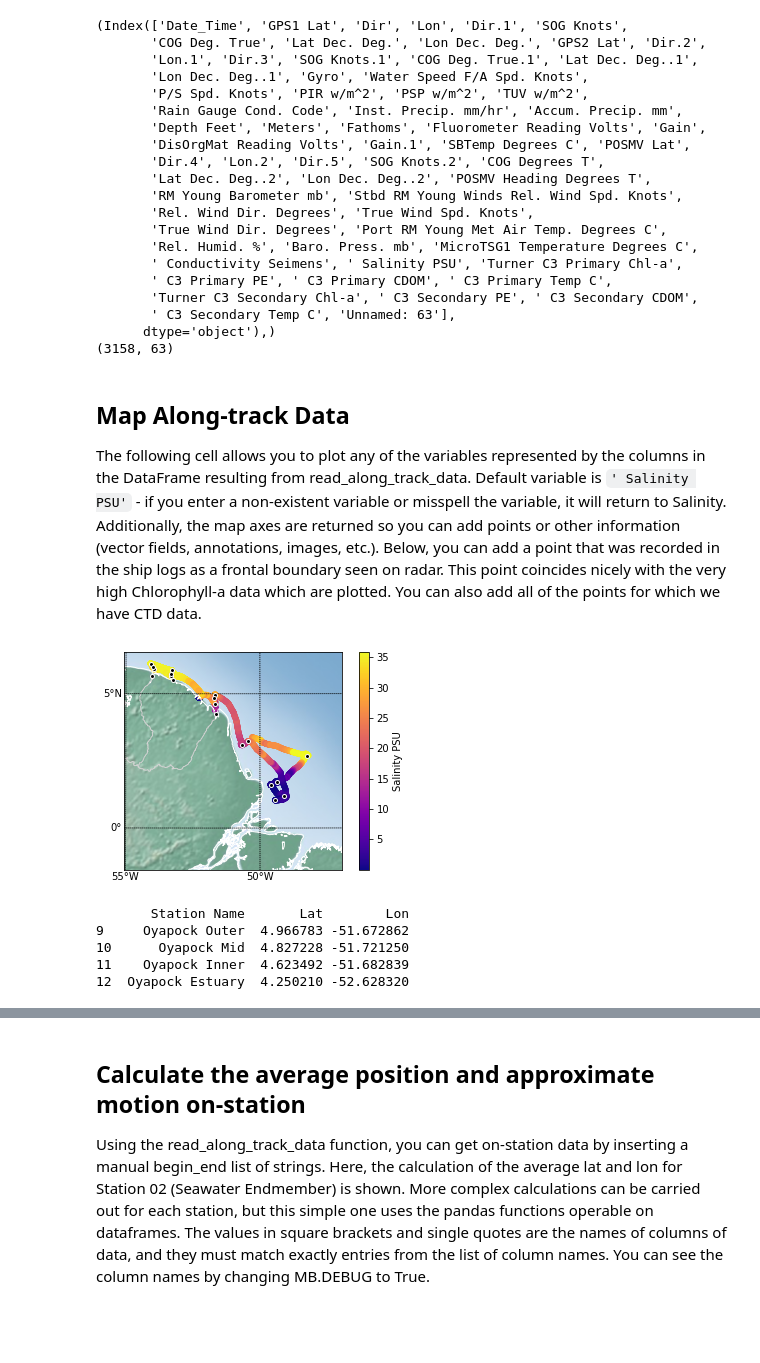
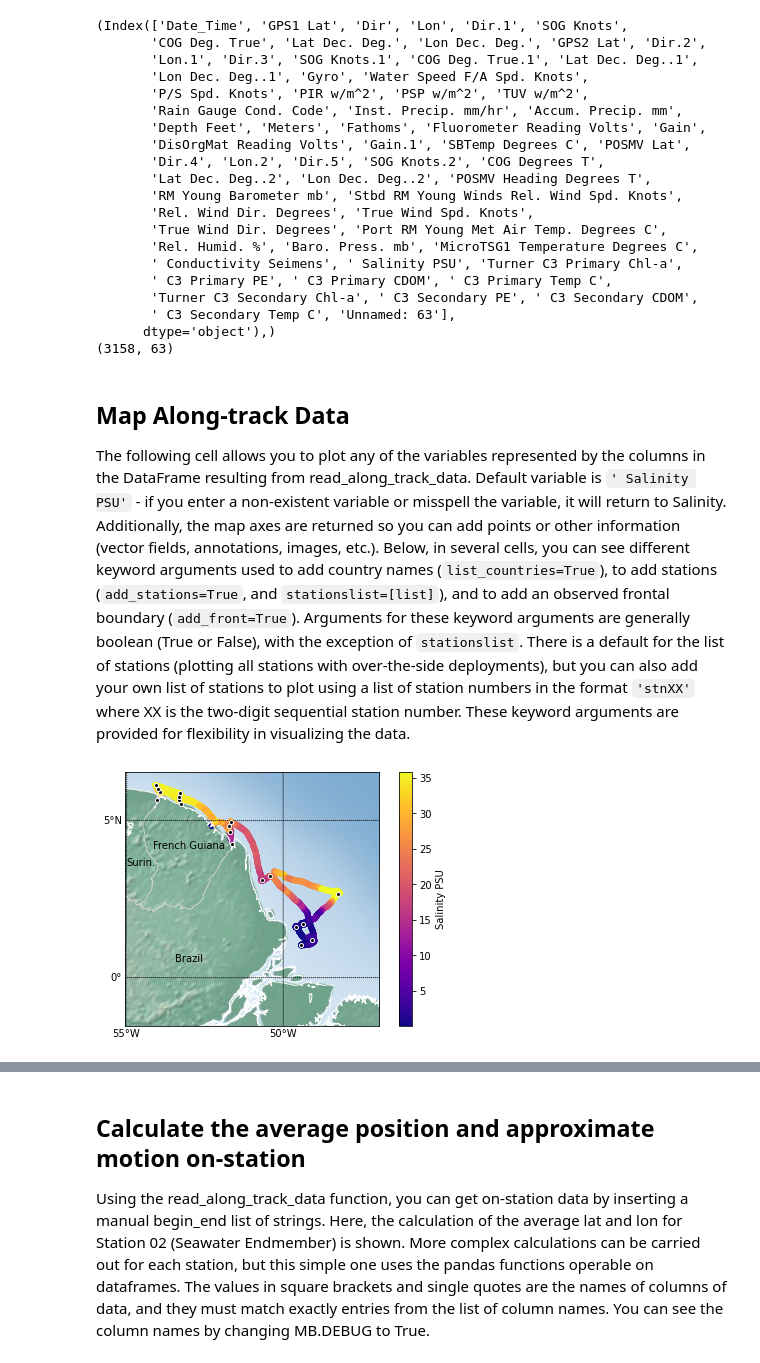
Before and after one commit to DirtBurner/MUDBENCS, a Jupyter notebook: MUDBENCS_CTD.ipynb, the cells around one changed output, grey strips where cells are left out. Cells and saved outputs as stored; diff of their text form; code cells hidden in the pictures; blank space fills up the shorter version.

Commit message:
Increase map functionality with stations and countries

```diff
--- a/MUDBENCS_CTD.ipynb
+++ b/MUDBENCS_CTD.ipynb
@@ -118,33 +122,14 @@ print(AT_data_df.shape)
 (3158, 63)
 # %% [markdown]
 ## Map Along-track Data
-The following cell allows you to plot any of the variables represented by the columns in the DataFrame resulting from read_along_track_data. Default variable is `' Salinity PSU'` - if you enter a non-existent variable or misspell the variable, it will return to Salinity. Additionally, the map axes are returned so you can add points or other information (vector fields, annotations, images, etc.). Below, you can add a point that was recorded in the ship logs as a frontal boundary seen on radar. This point coincides nicely with the very high Chlorophyll-a data which are plotted. You can also add all of the points for which we have CTD data.
+The following cell allows you to plot any of the variables represented by the columns in the DataFrame resulting from read_along_track_data. Default variable is `' Salinity PSU'` - if you enter a non-existent variable or misspell the variable, it will return to Salinity. Additionally, the map axes are returned so you can  add points or other information (vector fields, annotations, images, etc.). Below, in several cells, you can see different keyword arguments used to add country names (`list_countries=True`), to add stations (`add_stations=True`, and `stationslist=[list]`), and to add an observed frontal boundary (`add_front=True`). Arguments for these keyword arguments are generally boolean (True or False), with the exception of `stationslist`. There is a default for the list of stations (plotting all stations with over-the-side deployments), but you can also add your own list of stations to plot using a list of station numbers in the format `'stnXX'` where XX is the two-digit sequential station number. These keyword arguments are provided for flexibility in visualizing the data.
-# %%
-m = MB.MUDBENCS_map(AT_data_df, ' Salinity PSU')
-#Add position of recorded front, for demonstration how to access the map axes m:
-#This plots well if you change the variable selected called in the first line of the cell by MUDBENCS_map
-front_lat = 2+20.3687/60
-front_lon = -(48+31.416/60)
-#Uncomment the line below to add this point:
-#m.plot(front_lon, front_lat, latlon=True, marker='s', markersize=10, color='None', markeredgecolor='k')
-
-#Add all stations for which we have CTD data (all stations which do not contain the word "Test" in their names):
-stations = pd.read_csv('MUDBENCS_Stations.csv')
-#Plot only the stations that were sampled with CTD or sediment devices (not the flow-through system only stations)
-sample_stations = stations[~stations['Station Name'].str.contains('Test')]
-#Add to plot:
-m.plot(sample_stations['Lon'], sample_stations['Lat'], latlon=True, marker='.', markersize=8, color='k', mec='white', linestyle='')
-
-#plt.savefig('C:/Users/beros/Box/UDrive_brosenheim/My_Documents/Research/Seagoing Expeditions/CHEM-OCE Guianas Mudbanks 2020/Expedition prep/MUDBENCS/CTD_Data/Maps/Salinity_w_stations.svg', dpi=300)
-# %% [output]
-[figure, removed]
-# %%
-#Syntax for inspecting station coordinates
-
-print(stations[stations['Station Name'].str.contains('Oyapock')])
-# %% [output]
-       Station Name       Lat        Lon
-9     Oyapock Outer  4.966783 -51.672862
-10      Oyapock Mid  4.827228 -51.721250
-11    Oyapock Inner  4.623492 -51.682839
-12  Oyapock Estuary  4.250210 -52.628320
+# %%
+MB.DEBUG = False
+#Plot a map of salinity with all OTS stations by specifying the kwarg for adding stations, but not a unique stationslist.
+m = MB.MUDBENCS_map(AT_data_df, ' Salinity PSU', label_countries=True, add_stations=True)
+
+
+plt.tight_layout()
+#plt.savefig('C:/Users/beros/Box/UDrive_brosenheim/My_Documents/Research/Seagoing Expeditions/CHEM-OCE Guianas Mudbanks 2020/Expedition prep/MUDBENCS/CTD_Data/Maps/Salinity_w_stations.svg', dpi=600)
+# %% [output]
+[figure, added]
```
Also changed, not shown: parts of 9 cells of this notebook, 5 other files.
